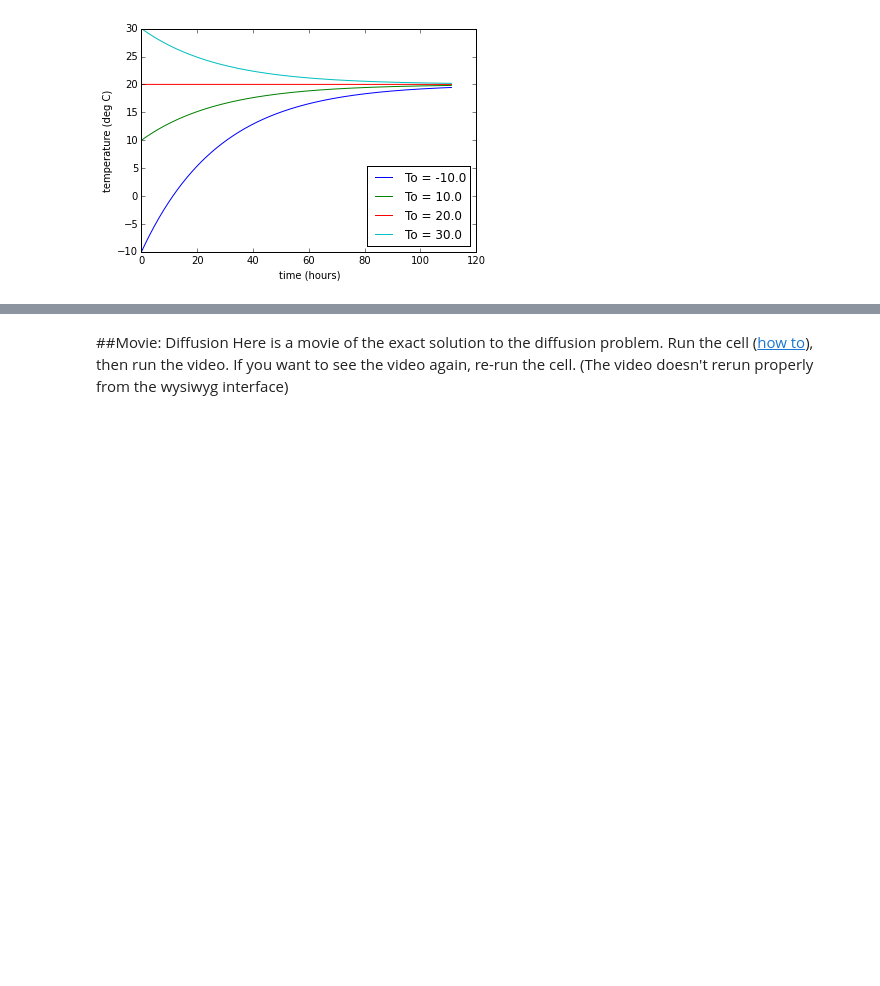
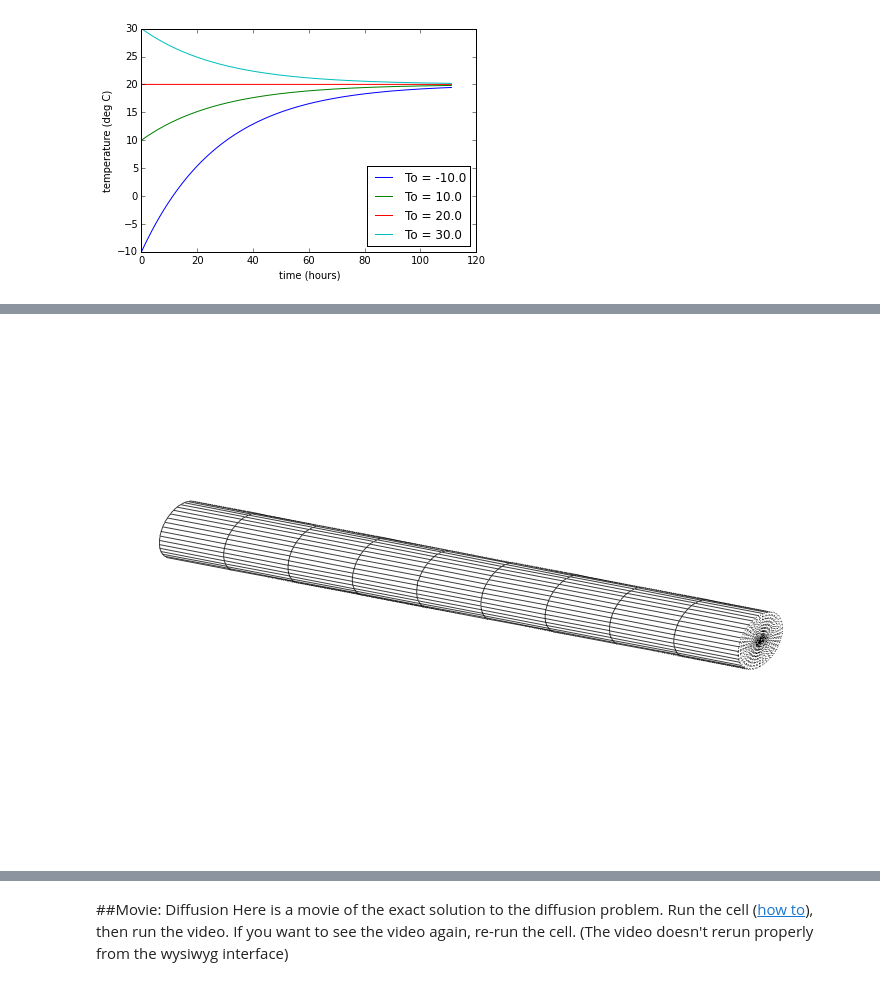
Before and after one commit to tjarnikova/numeric, a Jupyter notebook: lab1/Lab_1.ipynb, the cells around one changed output, grey strips where cells are left out. Drawn from its saved outputs; the diff is of its cells as text; code cells hidden in the pictures; blank space fills up the shorter version.

```diff
--- a/lab1/Lab_1.ipynb
+++ b/lab1/Lab_1.ipynb
@@ -430,0 +361,4 @@ value $\alpha=0.2$.
+# %%
+Image(filename='conduction/rod.png',width='60%')
+# %% [output]
+[figure, added]
```
Also changed, not shown: parts of 7 cells of this notebook, 2 other files.
